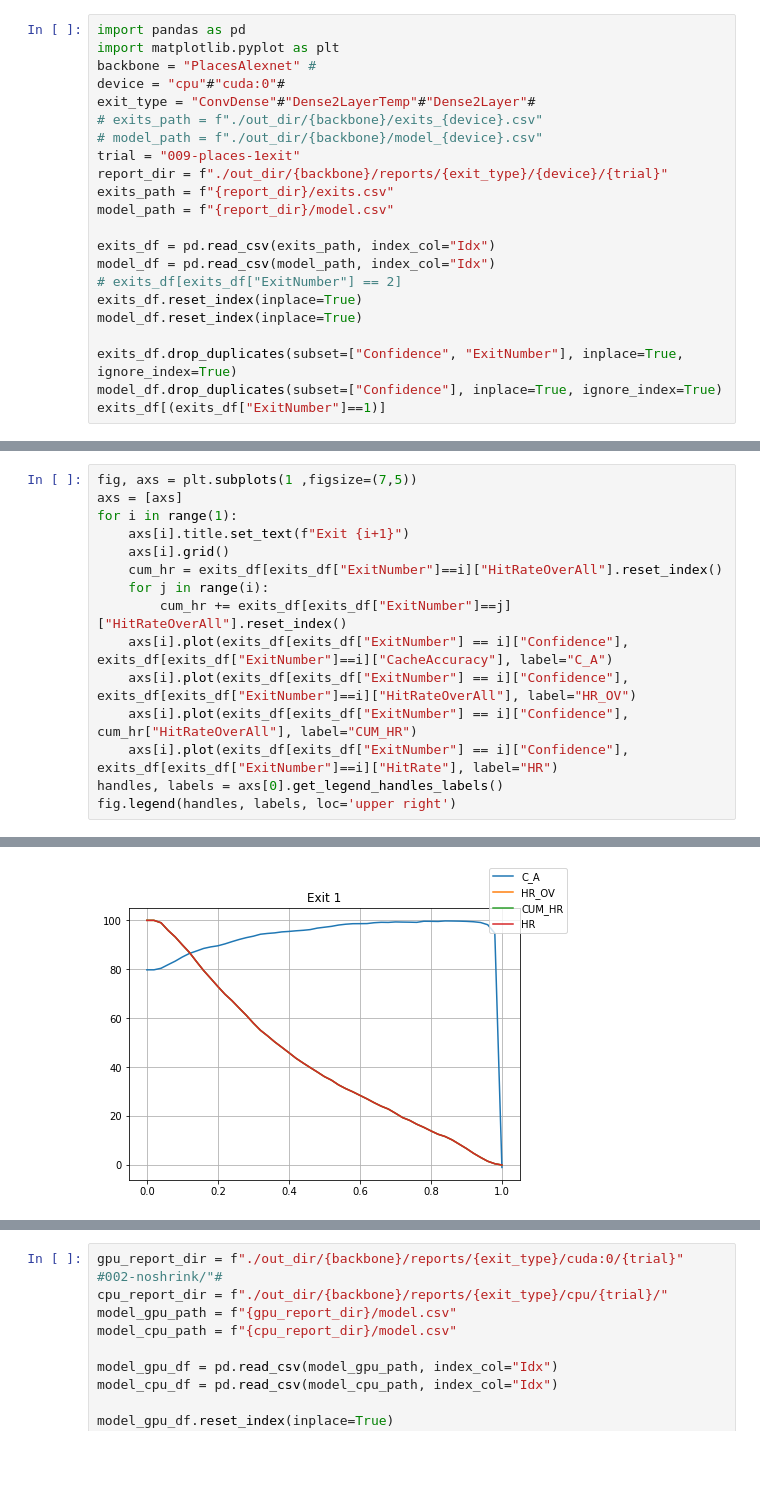
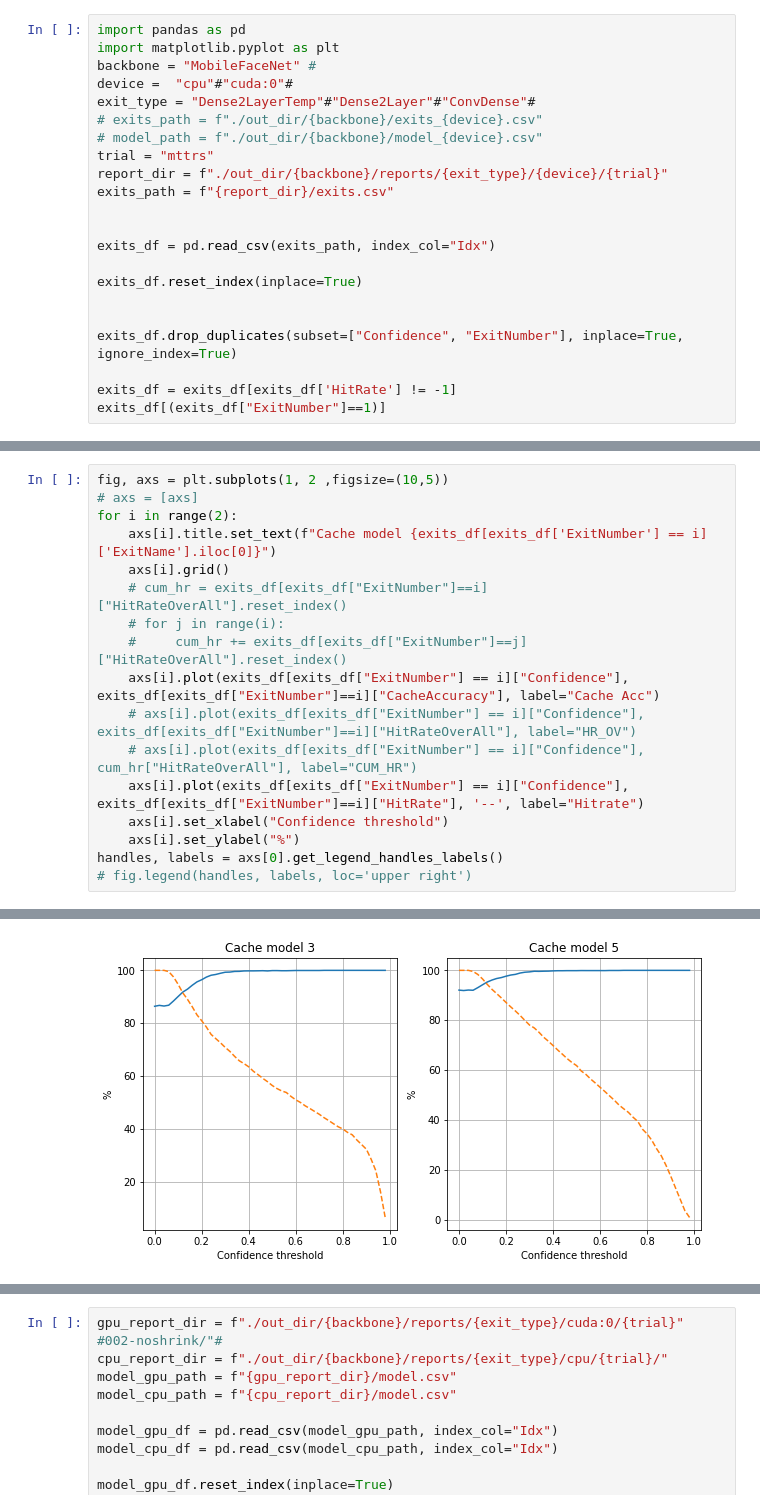
Before and after one commit to hoseinkhs/AutoCacheLayer, a Jupyter notebook: training_mode/cache_training/visualize.ipynb, the cells around one changed output, grey strips where cells are left out. Cells and saved outputs as stored; diff of their text form; blank space fills up the shorter version.

```diff
--- a/training_mode/cache_training/visualize.ipynb
+++ b/training_mode/cache_training/visualize.ipynb
@@ -1,23 +1,23 @@
 # %%
 import pandas as pd
 import matplotlib.pyplot as plt
-backbone = "PlacesAlexnet" #
-device = "cpu"#"cuda:0"#
-exit_type = "ConvDense"#"Dense2LayerTemp"#"Dense2Layer"#
+backbone = "MobileFaceNet" #
+device =  "cpu"#"cuda:0"#
+exit_type = "Dense2LayerTemp"#"Dense2Layer"#"ConvDense"#
 # exits_path = f"./out_dir/{backbone}/exits_{device}.csv"
 # model_path = f"./out_dir/{backbone}/model_{device}.csv"
-trial = "009-places-1exit"
+trial = "mttrs"
 report_dir = f"./out_dir/{backbone}/reports/{exit_type}/{device}/{trial}"
 exits_path = f"{report_dir}/exits.csv"
-model_path = f"{report_dir}/model.csv"
+
 
 exits_df = pd.read_csv(exits_path, index_col="Idx")
-model_df = pd.read_csv(model_path, index_col="Idx")
-# exits_df[exits_df["ExitNumber"] == 2]
+
 exits_df.reset_index(inplace=True)
-model_df.reset_index(inplace=True)
+
 
 exits_df.drop_duplicates(subset=["Confidence", "ExitNumber"], inplace=True, ignore_index=True)
-model_df.drop_duplicates(subset=["Confidence"], inplace=True, ignore_index=True)
+
+exits_df = exits_df[exits_df['HitRate'] != -1]
 exits_df[(exits_df["ExitNumber"]==1)]
 # %% [output]
@@ -41,16 +46,18 @@ exits_df[(exits_df["ExitNumber"]==1)]
 # %%
-fig, axs = plt.subplots(1 ,figsize=(7,5))
-axs = [axs]
-for i in range(1):
-    axs[i].title.set_text(f"Exit {i+1}")
+fig, axs = plt.subplots(1, 2 ,figsize=(10,5))
+# axs = [axs]
+for i in range(2):
+    axs[i].title.set_text(f"Cache model {exits_df[exits_df['ExitNumber'] == i]['ExitName'].iloc[0]}")
     axs[i].grid()
-    cum_hr = exits_df[exits_df["ExitNumber"]==i]["HitRateOverAll"].reset_index()
-    for j in range(i):
-        cum_hr += exits_df[exits_df["ExitNumber"]==j]["HitRateOverAll"].reset_index()
-    axs[i].plot(exits_df[exits_df["ExitNumber"] == i]["Confidence"], exits_df[exits_df["ExitNumber"]==i]["CacheAccuracy"], label="C_A")
-    axs[i].plot(exits_df[exits_df["ExitNumber"] == i]["Confidence"], exits_df[exits_df["ExitNumber"]==i]["HitRateOverAll"], label="HR_OV")
-    axs[i].plot(exits_df[exits_df["ExitNumber"] == i]["Confidence"], cum_hr["HitRateOverAll"], label="CUM_HR")
-    axs[i].plot(exits_df[exits_df["ExitNumber"] == i]["Confidence"], exits_df[exits_df["ExitNumber"]==i]["HitRate"], label="HR")
+    # cum_hr = exits_df[exits_df["ExitNumber"]==i]["HitRateOverAll"].reset_index()
+    # for j in range(i):
+    #     cum_hr += exits_df[exits_df["ExitNumber"]==j]["HitRateOverAll"].reset_index()
+    axs[i].plot(exits_df[exits_df["ExitNumber"] == i]["Confidence"], exits_df[exits_df["ExitNumber"]==i]["CacheAccuracy"], label="Cache Acc")
+    # axs[i].plot(exits_df[exits_df["ExitNumber"] == i]["Confidence"], exits_df[exits_df["ExitNumber"]==i]["HitRateOverAll"], label="HR_OV")
+    # axs[i].plot(exits_df[exits_df["ExitNumber"] == i]["Confidence"], cum_hr["HitRateOverAll"], label="CUM_HR")
+    axs[i].plot(exits_df[exits_df["ExitNumber"] == i]["Confidence"], exits_df[exits_df["ExitNumber"]==i]["HitRate"], '--', label="Hitrate")
+    axs[i].set_xlabel("Confidence threshold")
+    axs[i].set_ylabel("%")
 handles, labels = axs[0].get_legend_handles_labels()
-fig.legend(handles, labels, loc='upper right')
+# fig.legend(handles, labels, loc='upper right')
 # %% [output]
@@ -58 +64 @@ fig.legend(handles, labels, loc='upper right')
-[figure, old version]
+[figure, new version]
```
Also changed, not shown: parts of 7 cells of this notebook, 21 other files.
